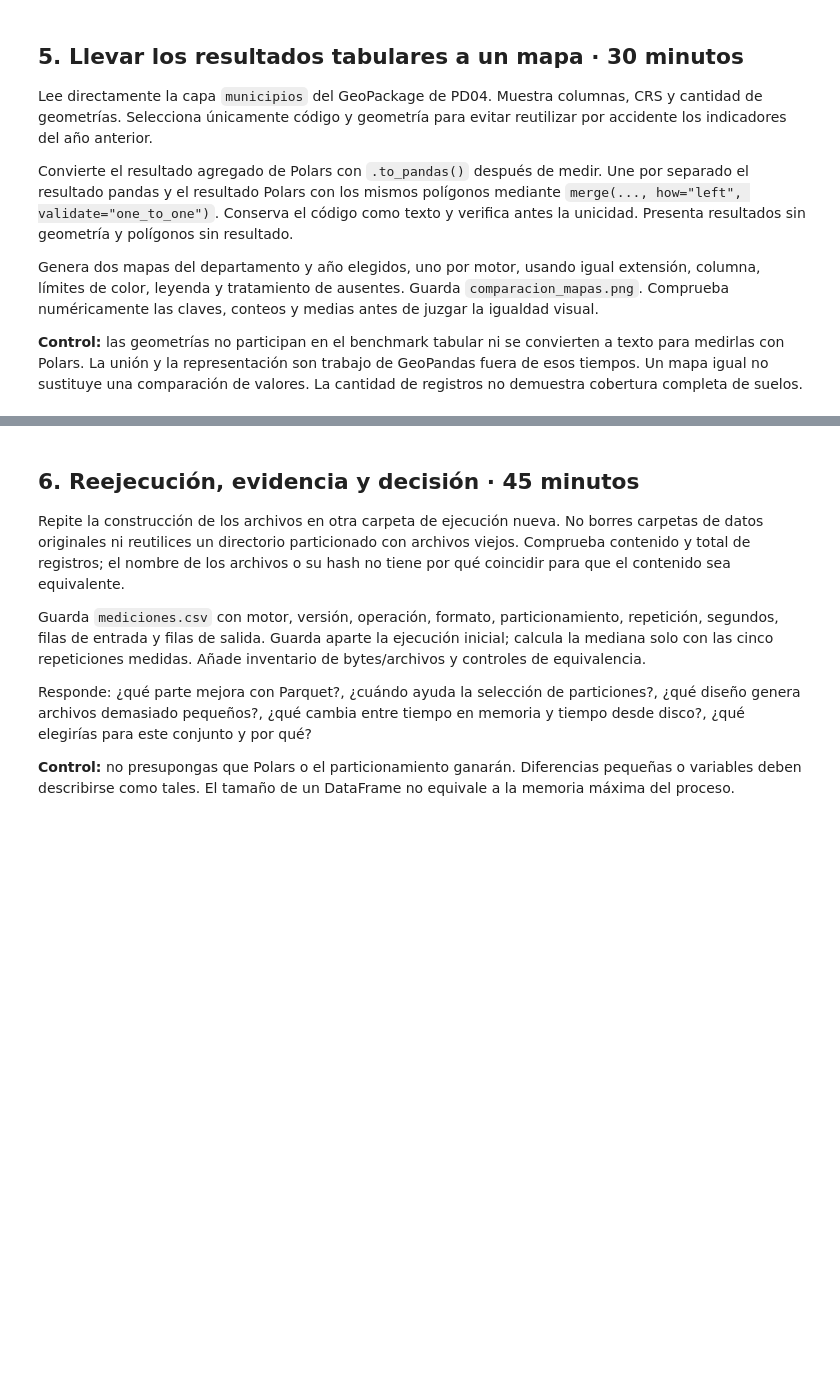
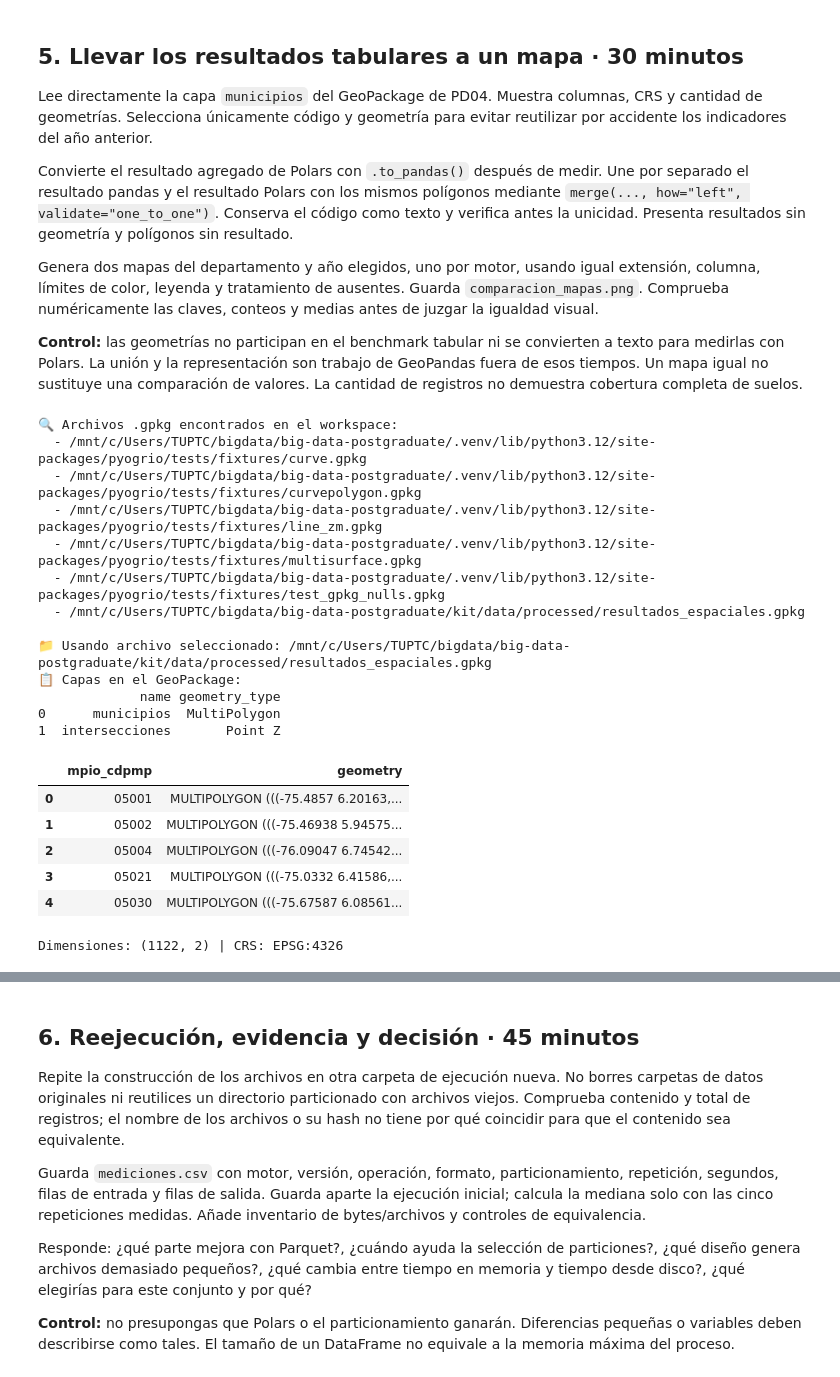
Before and after one commit to FrankBenavid/big-data-postgraduate, a Jupyter notebook: soluciones/PD05_particionamiento_pandas_polars.ipynb, the cells around one changed output, grey strips where cells are left out. Saved outputs shown, nothing was run; the diff lists cells and outputs as text; code cells hidden in the pictures; blank space fills up the shorter version.

Commit message:
Guardar cambios locales previos al proyecto

```diff
--- a/soluciones/PD05_particionamiento_pandas_polars.ipynb
+++ b/soluciones/PD05_particionamiento_pandas_polars.ipynb
@@ -639,10 +900,64 @@ Genera dos mapas del departamento y año elegidos, uno por motor, usando igual e
 
 **Control:** las geometrías no participan en el benchmark tabular ni se convierten a texto para medirlas con Polars. La unión y la representación son trabajo de GeoPandas fuera de esos tiempos. Un mapa igual no sustituye una comparación de valores. La cantidad de registros no demuestra cobertura completa de suelos.
 # %%
-geometrias = gpd.read_file(
-    REPO + "/kit/salidas/soluciones/PD04/resultados_espaciales.gpkg",
-    layer="municipios",
-    engine="pyogrio"
-)
-display(geometrias.head())
-print(geometrias.shape, geometrias.crs)
+import geopandas as gpd
+from pathlib import Path
+
+# Definir la ruta base del repositorio
+REPO = Path("/mnt/c/Users/TUPTC/bigdata/big-data-postgraduate")
+
+# 1. Búsqueda automática de archivos GeoPackage en todo el proyecto
+gpkg_candidatos = list(REPO.glob("**/*.gpkg"))
+print(f"🔍 Archivos .gpkg encontrados en el workspace:")
+for gpkg in gpkg_candidatos:
+    print(f"  - {gpkg}")
+
+# 2. Seleccionar la ruta correcta de forma dinámica o explícita
+if gpkg_candidatos:
+    # Usar el primer archivo encontrado o filtrar el que coincida con 'PD04' o 'resultados_espaciales'
+    ruta_gpkg = next((g for g in gpkg_candidatos if "PD04" in str(g) or "resultados_espaciales" in str(g)), gpkg_candidatos[0])
+    print(f"\n📁 Usando archivo seleccionado: {ruta_gpkg}")
+
+    # 3. Listar capas disponibles para confirmar el nombre exacto
+    capas = gpd.list_layers(ruta_gpkg)
+    print(f"📋 Capas en el GeoPackage:\n{capas}")
+    nombre_capa = capas.iloc[0]["name"] if not capas.empty else "municipios"
+
+    # 4. Lectura segura aplicando los filtros solicitados (solo código y geometría)
+    geometrias = gpd.read_file(
+        ruta_gpkg,
+        layer=nombre_capa,
+        engine="pyogrio"
+    )
+
+    # Detectar dinámicamente la columna de código municipal
+    col_codigo = next((c for c in geometrias.columns if 'muni' in c.lower() or 'cdpmp' in c.lower() or 'codigo' in c.lower()), geometrias.columns[0])
+
+    # Selección estricta requerida por la instrucción
+    geometrias = geometrias[[col_codigo, "geometry"]].copy()
+
+    display(geometrias.head())
+    print(f"Dimensiones: {geometrias.shape} | CRS: {geometrias.crs}")
+else:
+    print("❌ No se encontró ningún archivo .gpkg en el directorio. Verifica que el archivo de la solución PD04 esté descargado o generado.")
+# %% [output]
+🔍 Archivos .gpkg encontrados en el workspace:
+  - /mnt/c/Users/TUPTC/bigdata/big-data-postgraduate/.venv/lib/python3.12/site-packages/pyogrio/tests/fixtures/curve.gpkg
+  - /mnt/c/Users/TUPTC/bigdata/big-data-postgraduate/.venv/lib/python3.12/site-packages/pyogrio/tests/fixtures/curvepolygon.gpkg
+  - /mnt/c/Users/TUPTC/bigdata/big-data-postgraduate/.venv/lib/python3.12/site-packages/pyogrio/tests/fixtures/line_zm.gpkg
+  - /mnt/c/Users/TUPTC/bigdata/big-data-postgraduate/.venv/lib/python3.12/site-packages/pyogrio/tests/fixtures/multisurface.gpkg
+  - /mnt/c/Users/TUPTC/bigdata/big-data-postgraduate/.venv/lib/python3.12/site-packages/pyogrio/tests/fixtures/test_gpkg_nulls.gpkg
+  - /mnt/c/Users/TUPTC/bigdata/big-data-postgraduate/kit/data/processed/resultados_espaciales.gpkg
+
+📁 Usando archivo seleccionado: /mnt/c/Users/TUPTC/bigdata/big-data-postgraduate/kit/data/processed/resultados_espaciales.gpkg
+📋 Capas en el GeoPackage:
+             name geometry_type
+0      municipios  MultiPolygon
+1  intersecciones       Point Z
+|  | mpio_cdpmp | geometry |
+| 0 | 05001 | MULTIPOLYGON (((-75.4857 6.20163,... |
+| 1 | 05002 | MULTIPOLYGON (((-75.46938 5.94575... |
+| 2 | 05004 | MULTIPOLYGON (((-76.09047 6.74542... |
+| 3 | 05021 | MULTIPOLYGON (((-75.0332 6.41586,... |
+| 4 | 05030 | MULTIPOLYGON (((-75.67587 6.08561... |
+Dimensiones: (1122, 2) | CRS: EPSG:4326
```
Also changed, not shown: parts of 9 cells of this notebook, 38 other files.
